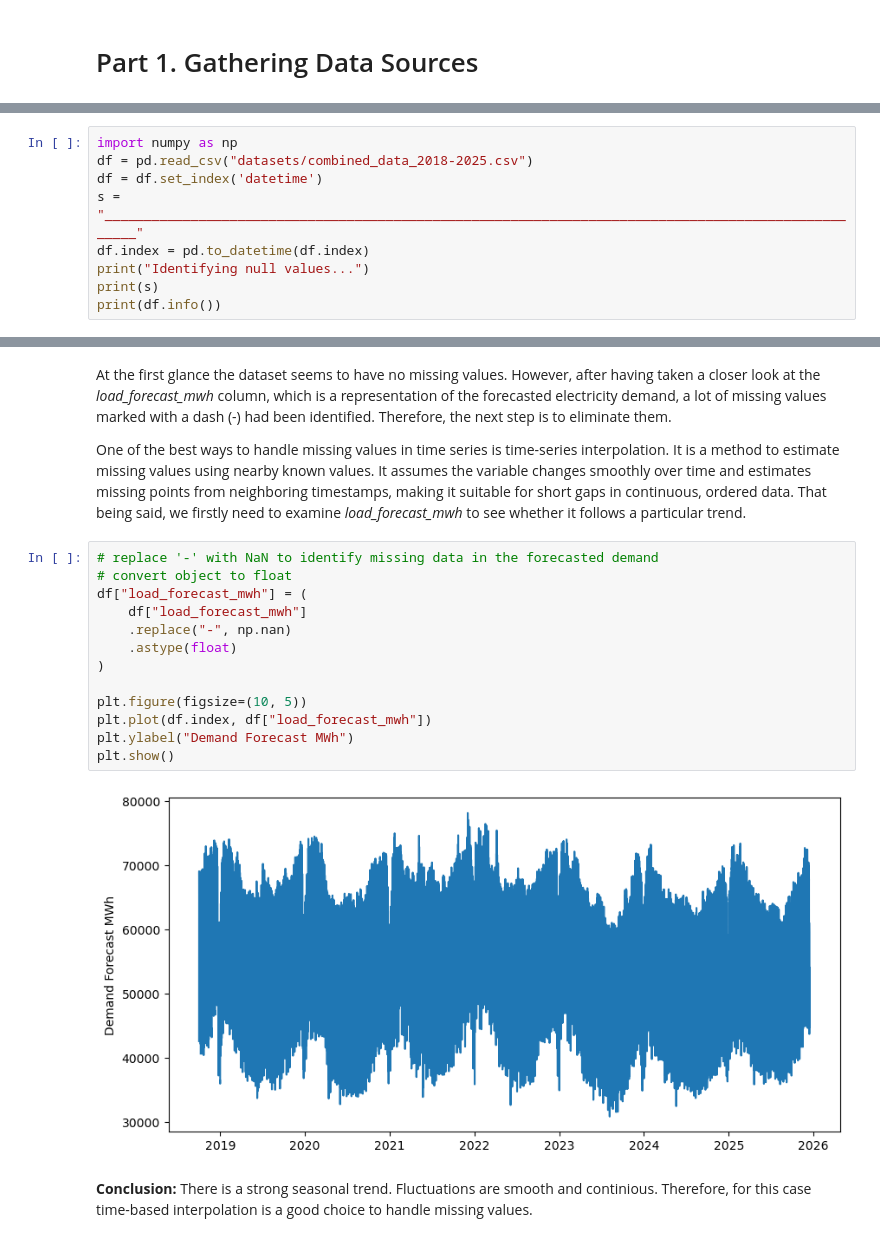
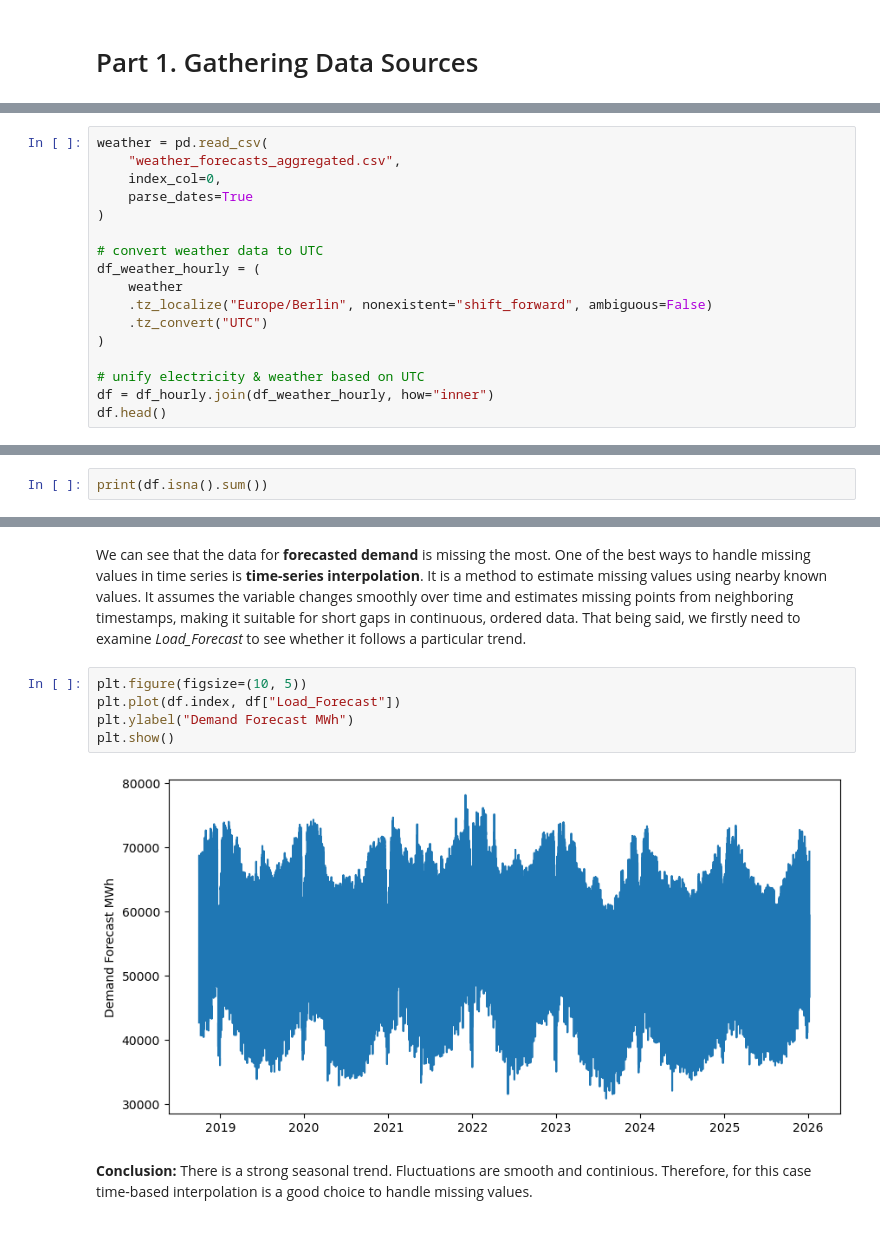
Before and after one commit to vlkkvl/ds_project, a Jupyter notebook: draft_project.ipynb, the cells around one changed output, grey strips where cells are left out. Saved outputs shown, nothing was run; the diff lists cells and outputs as text.

Commit message:
updated data unification and cleaning, added statistical summaries

```diff
--- a/draft_project.ipynb
+++ b/draft_project.ipynb
@@ -68,0 +89,17 @@ To clean the data we will start by identifying the missing values.
+# %%
+weather = pd.read_csv(
+    "weather_forecasts_aggregated.csv",
+    index_col=0,
+    parse_dates=True
+)
+
+# convert weather data to UTC
+df_weather_hourly = (
+    weather
+    .tz_localize("Europe/Berlin", nonexistent="shift_forward", ambiguous=False)
+    .tz_convert("UTC")
+)
+
+# unify electricity & weather based on UTC
+df = df_hourly.join(df_weather_hourly, how="inner")
+df.head()
@@ -69,10 +116,3 @@ To clean the data we will start by identifying the missing values.
 # %%
-import numpy as np
-df = pd.read_csv("datasets/combined_data_2018-2025.csv")
-df = df.set_index('datetime')
-s = "____________________________________________________________________________________________________"
-df.index = pd.to_datetime(df.index)
-print("Identifying null values...")
-print(s)
-print(df.info())
+print(df.isna().sum())
 # %% [output]
@@ -97,22 +128,12 @@ None
 # %% [markdown]
-At the first glance the dataset seems to have no missing values. However, after having taken a closer look at the *load_forecast_mwh* column, which is a representation of the forecasted electricity demand, a lot of missing values marked with a dash (-) had been identified. Therefore, the next step is to eliminate them.
-
-One of the best ways to handle missing values in time series is time-series interpolation. It is a method to estimate missing values using nearby known values. It assumes the variable changes smoothly over time and estimates missing points from neighboring timestamps, making it suitable for short gaps in continuous, ordered data. That being said, we firstly need to examine *load_forecast_mwh* to see whether it follows a particular trend.
+We can see that the data for **forecasted demand** is missing the most. One of the best ways to handle missing values in time series is **time-series interpolation**. It is a method to estimate missing values using nearby known values. It assumes the variable changes smoothly over time and estimates missing points from neighboring timestamps, making it suitable for short gaps in continuous, ordered data. That being said, we firstly need to examine *Load_Forecast* to see whether it follows a particular trend.
 # %%
-# replace '-' with NaN to identify missing data in the forecasted demand
-# convert object to float
-df["load_forecast_mwh"] = (
-    df["load_forecast_mwh"]
-    .replace("-", np.nan)
-    .astype(float)
-)
-
 plt.figure(figsize=(10, 5))
-plt.plot(df.index, df["load_forecast_mwh"])
+plt.plot(df.index, df["Load_Forecast"])
 plt.ylabel("Demand Forecast MWh")
 plt.show()
 # %% [output]
-[figure, old version]
+[figure, new version]
 # %% [markdown]
 **Conclusion:** There is a strong seasonal trend. Fluctuations are smooth and continious. Therefore, for this case time-based interpolation is a good choice to handle missing values.
 # %%
```
Also changed, not shown: parts of 36 cells of this notebook, 4 other files.
